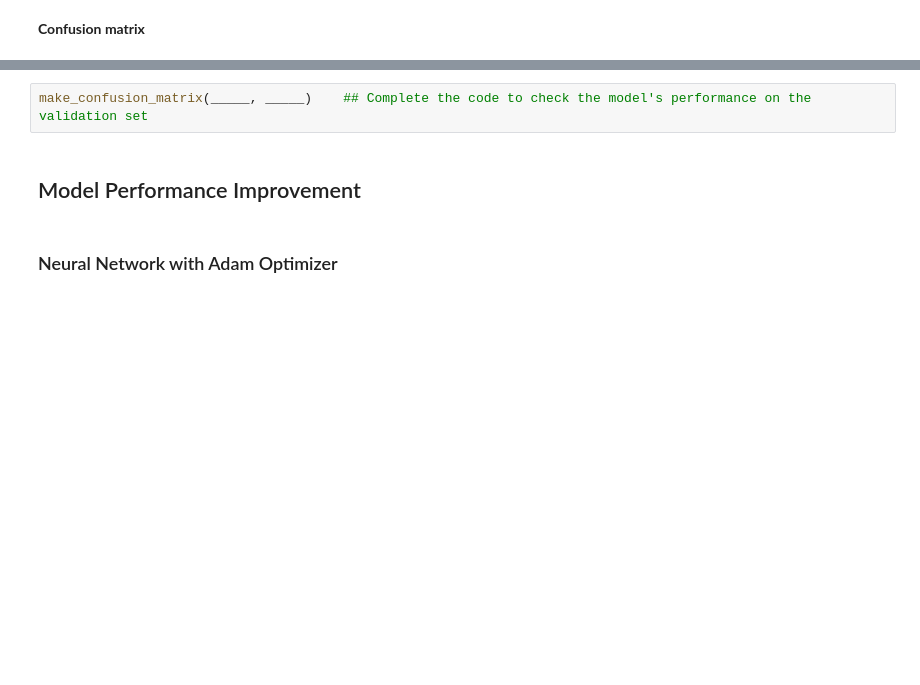
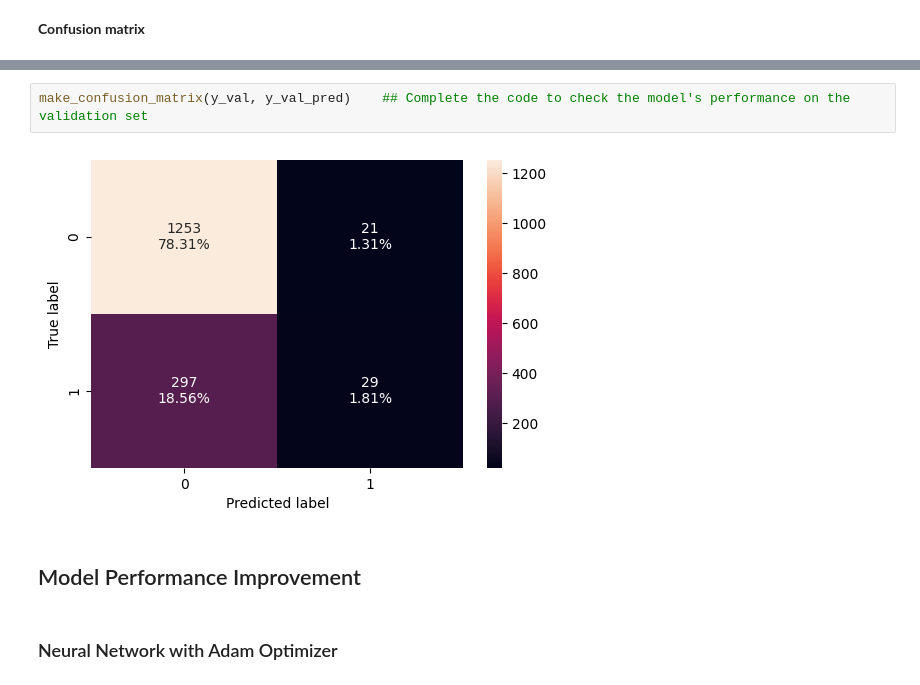
Before and after one commit to specllc/INN_Bankchurn, a Jupyter notebook: INN_Learner_Notebook_Low_code.ipynb, the cells around one changed output, grey strips where cells are left out. Drawn from its saved outputs; the diff is of its cells as text; blank space fills up the shorter version.

```diff
--- a/INN_Learner_Notebook_Low_code.ipynb
+++ b/INN_Learner_Notebook_Low_code.ipynb
@@ -729,5 +763,7 @@ make_confusion_matrix(y_train, y_train_pred)
 # %%
-make_confusion_matrix(_____, _____)    ## Complete the code to check the model's performance on the validation set
+make_confusion_matrix(y_val, y_val_pred)    ## Complete the code to check the model's performance on the validation set
+# %% [output]
+[figure, added]
 # %% [markdown]
 ## Model Performance Improvement
 # %% [markdown]
```
Also changed, not shown: parts of 25 cells of this notebook.
